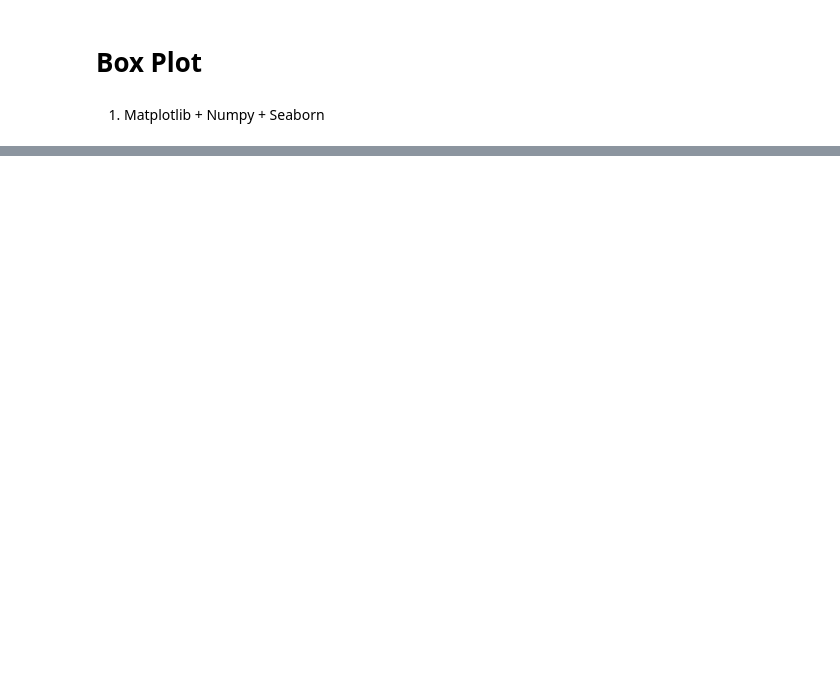
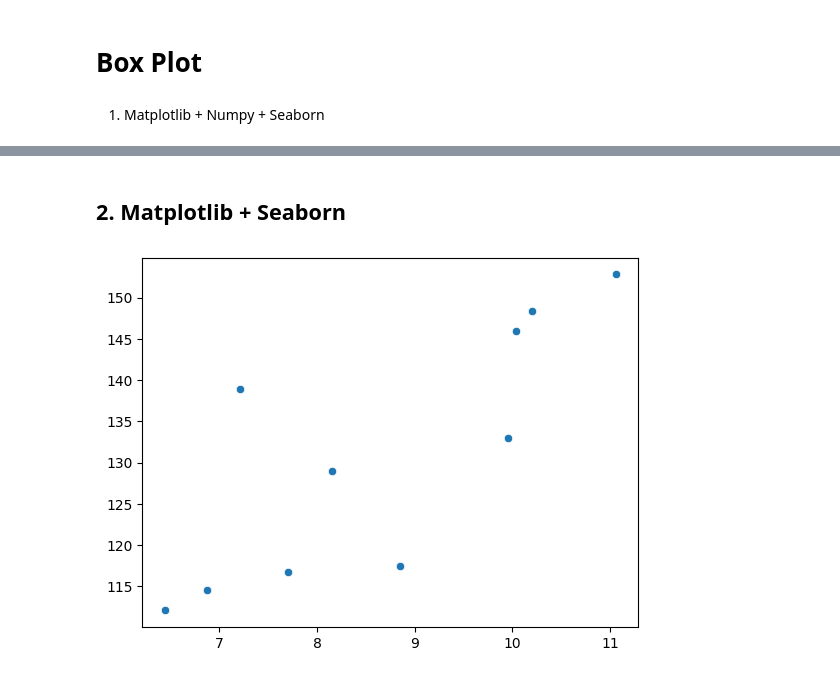
Before and after one commit to IrfanArsyananda/Analisis-Data-dengan-Python, a Jupyter notebook: Data Visualization/Contoh Chart.ipynb, the cells around one changed output, grey strips where cells are left out. Cells and saved outputs as stored; diff of their text form; code cells hidden in the pictures; blank space fills up the shorter version.

```diff
--- a/Data Visualization/Contoh Chart.ipynb
+++ b/Data Visualization/Contoh Chart.ipynb
@@ -113,0 +131,7 @@ plt.show()
+# %% [markdown]
+## 2. Matplotlib + Seaborn
+# %%
+sns.scatterplot(x=lemon_diameter, y=lemon_weight)
+plt.show()
+# %% [output]
+[figure, added]
```
Also changed, not shown: parts of 19 cells of this notebook.
